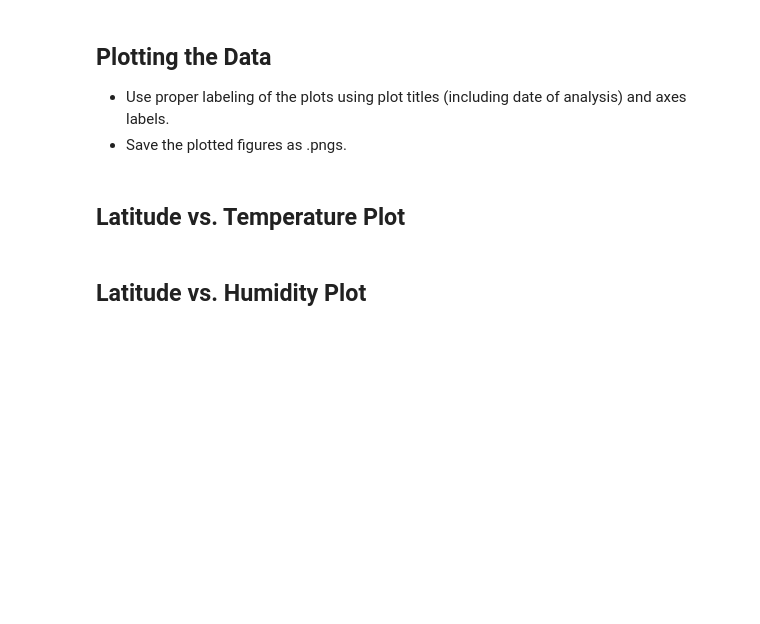
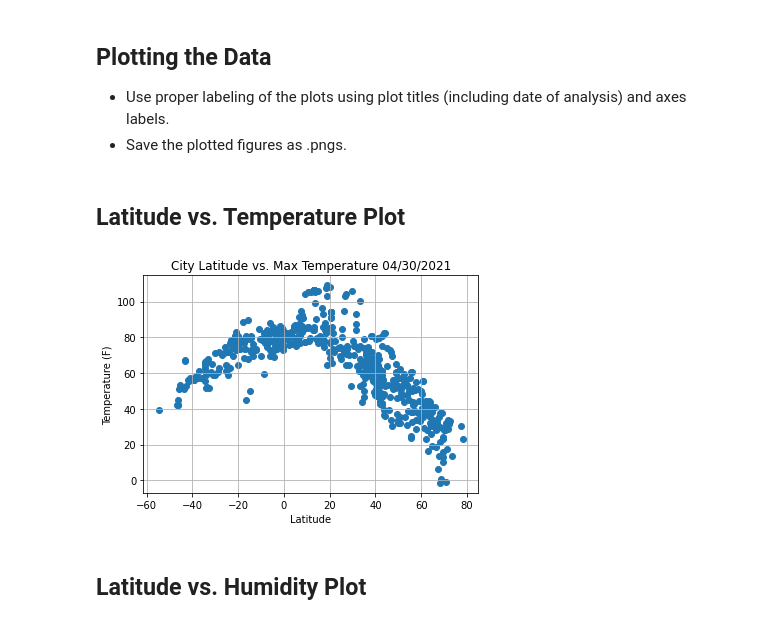
Before and after one commit to jagfinancial/python-api-challenge, a Jupyter notebook: WeatherPy/WeatherPy.ipynb, the cells around one changed output. Cells and saved outputs as stored; diff of their text form; code cells hidden in the pictures; blank space fills up the shorter version.

```diff
--- a/WeatherPy/WeatherPy.ipynb
+++ b/WeatherPy/WeatherPy.ipynb
@@ -125,0 +68,4 @@ Processing Weather Data for Record 50 of Set 2 | Ribeira Grande
+# %%
+base_url = 'http://api.openweathermap.org/data/2.5/weather?'
+query_url = f"{base_url}appid={weather_api_key}&units={temp_units}&q="
+query_url
@@ -126,13 +128,19 @@ Processing Weather Data for Record 50 of Set 2 | Ribeira Grande
 # %%
 ### Convert Raw Data to DataFrame
-city_weather = pd.DataFrame({'City': cities, 'Cloudiness': "", 'Country': countries, 'Date': "",
-                            'Humidity': "", 'Lat': "", 'Lng': "", 'Max Temp': "", 'Windspeed': ""})
+weather_dict = {
+    "City":cities1,
+    "Cloudiness":cloudiness1,
+    "Date":date1,
+    "Humidity":humidity1,
+    "Lat":lat1,
+    "Lng":lng1,
+    "Max Temp":max_temp1,
+    "Wind Speed":wind_speed1}
 
-#Preview the dataframe
-city_weather
+weather_df=pd.DataFrame(weather_dict)
 
 #Export the city data into a .csv.
-city_weather.to_csv("CityWeatherData.csv", index=False, header=True)
+weather_df.to_csv("City_Weather_Data.csv", index=False, header=True)
 
 #Display the DataFrame
-city_weather.head()
+weather_df.head(10)
@@ -151,5 +201,22 @@ Skip this step if there are no cities that have humidity > 100%.
 * Save the plotted figures as .pngs.
 # %% [markdown]
 ## Latitude vs. Temperature Plot
+# %%
+# Build a scatter plot for each data type
+plt.scatter(weather_df["Lat"], weather_df["Max Temp"], marker="o")
+
+# Incorporate the other graph properties
+plt.title(f'City Latitude vs. Max Temperature {time.strftime("%m/%d/%Y")}')
+plt.ylabel("Temperature (F)")
+plt.xlabel("Latitude")
+plt.grid(True)
+
+# Save the figure
+plt.savefig("../output_data/City Latitude vs. Max Temperature.png")
+
+# Show plot
+plt.show()
+# %% [output]
+[figure, added]
 # %% [markdown]
 ## Latitude vs. Humidity Plot
```
Also changed, not shown: parts of 21 cells of this notebook, 19 other files.
